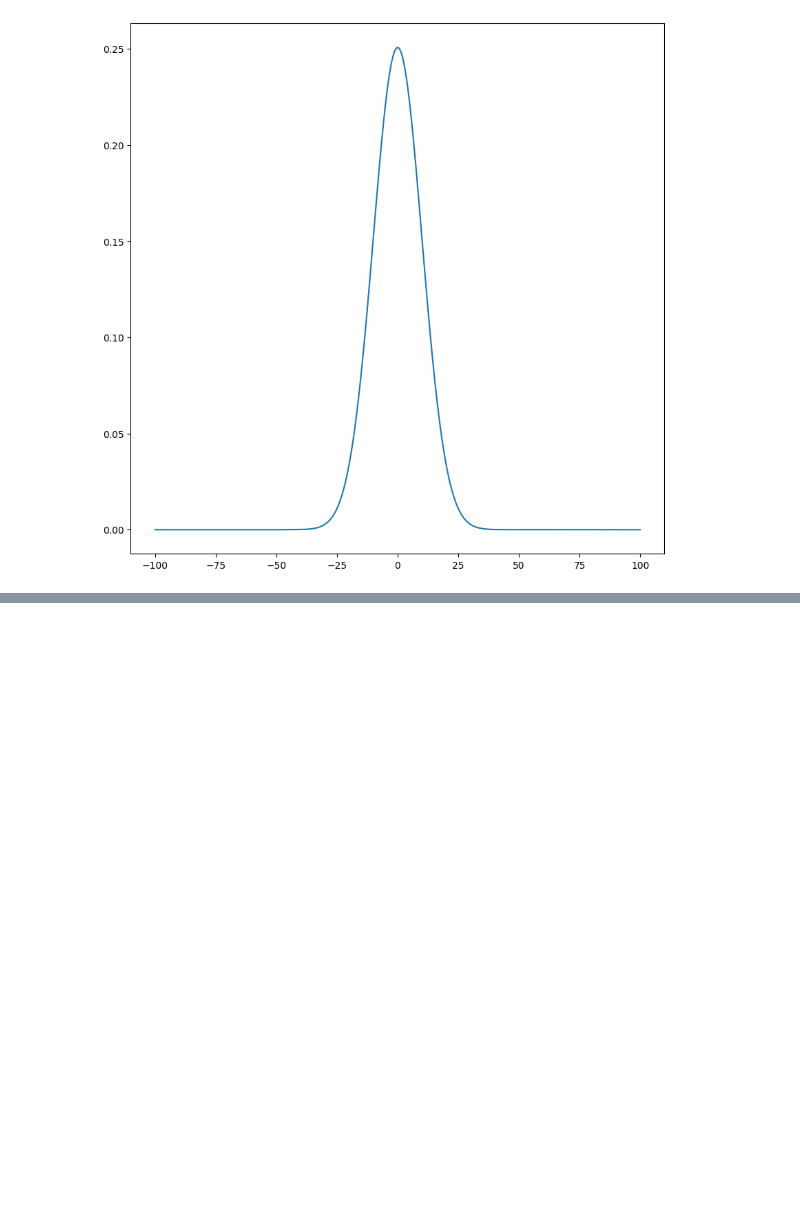
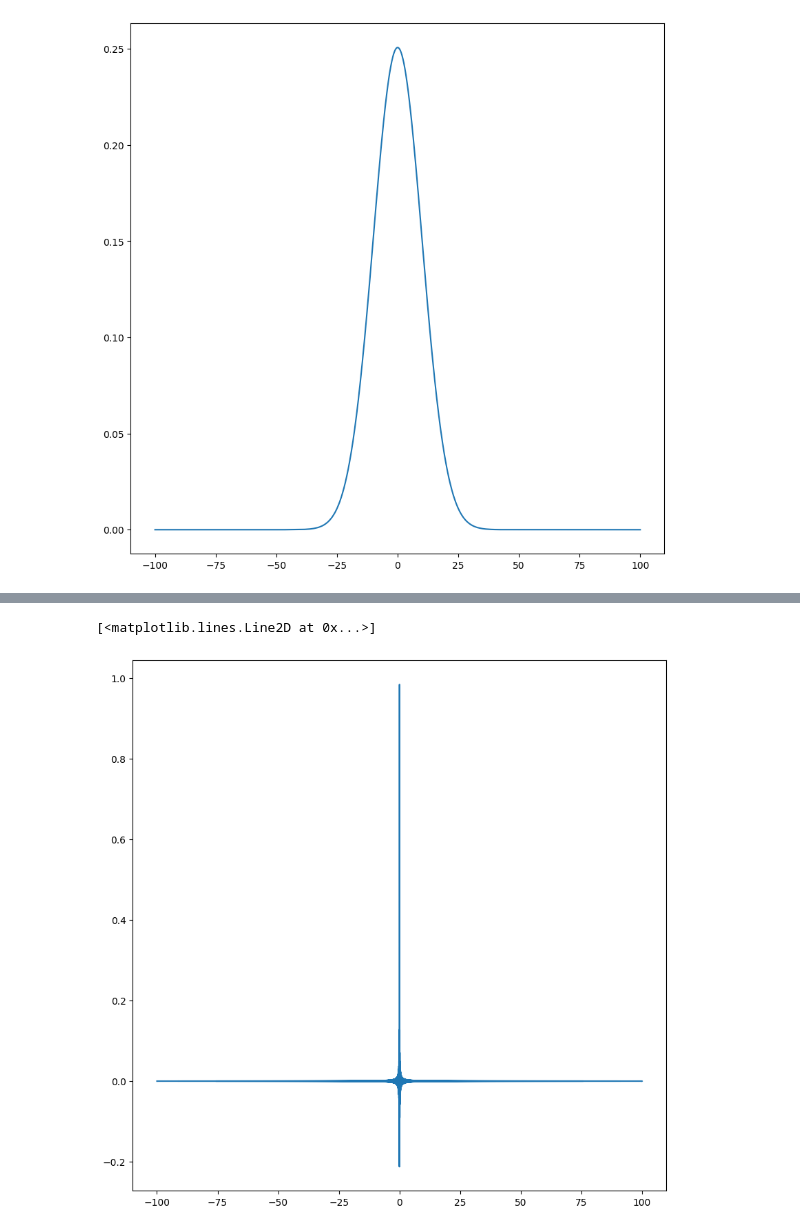
Before and after one commit to JoaoDell/MRI-study, a Jupyter notebook: examples/fft.ipynb, the cells around one changed output, grey strips where cells are left out. Cells and saved outputs as stored; diff of their text form; code cells hidden in the pictures; blank space fills up the shorter version.

```diff
--- a/examples/fft.ipynb
+++ b/examples/fft.ipynb
@@ -176,0 +252,17 @@ plt.plot(x, inv.real)
+# %%
+F_sinc = ifftshift(F_sinc)
+F_sinc_freqs = ifftshift(F_sinc_freqs)
+
+F_square = ifftshift(F_square)
+F_square_freqs = ifftshift(F_square_freqs)
+
+F_gauss = ifftshift(F_gauss)
+F_gauss_freqs = ifftshift(F_gauss_freqs)
+
+inv = ifft(F_sinc, F_sinc.shape[0])
+
+plt.figure(figsize = (10, 10))
+plt.plot(t, inv.real)
+# %% [output]
+[<matplotlib.lines.Line2D at 0x...>]
+[figure, added]
```
Also changed, not shown: parts of 14 cells of this notebook, 4 other files.
